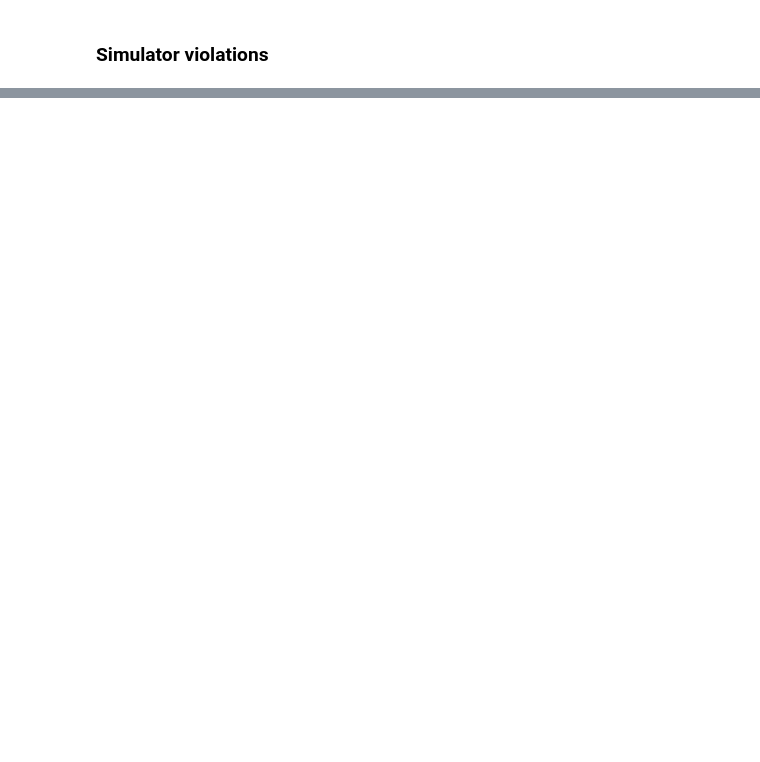
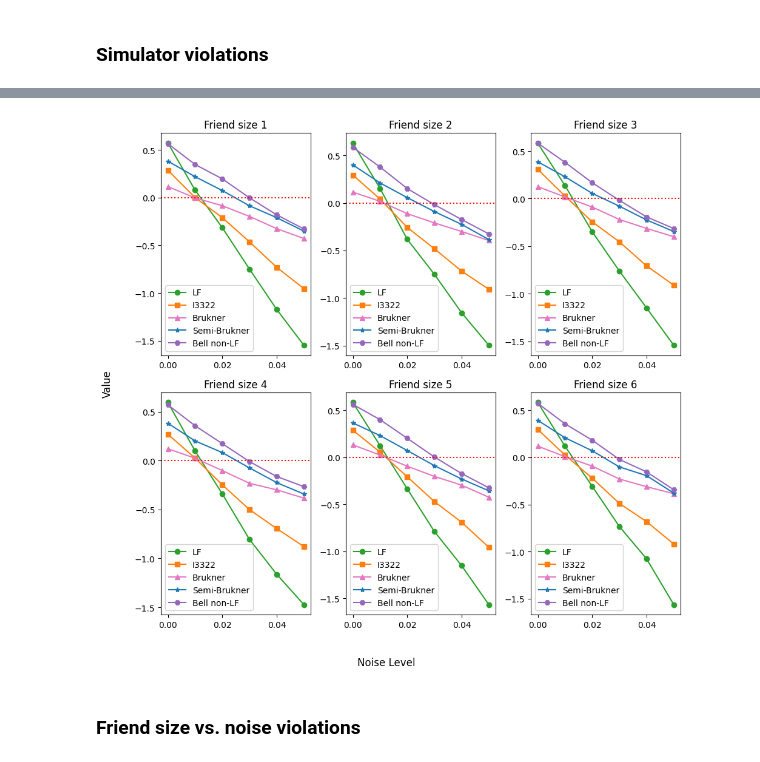
Before and after one commit to unitaryfund/wigners_friend, a Jupyter notebook: notebooks/ewfs_plots.ipynb, the cells around one changed output, grey strips where cells are left out. Saved outputs shown, nothing was run; the diff lists cells and outputs as text; code cells hidden in the pictures; blank space fills up the shorter version.

```diff
--- a/notebooks/ewfs_plots.ipynb
+++ b/notebooks/ewfs_plots.ipynb
@@ -234,9 +242,6 @@ def compute_inequalities(results: dict, verbose: bool = False) -> dict[str, floa
 
     A2 = single_expect(ALICE, REVERSE_1, results)
     B2 = single_expect(BOB, REVERSE_1, results)
-
-    A3 = single_expect(ALICE, REVERSE_2, results)
-    B3 = single_expect(BOB, REVERSE_2, results)
 
     A1B1 = double_expect((PEEK, PEEK), results)
     A1B2 = double_expect((PEEK, REVERSE_1), results)
@@ -341,0 +355,34 @@ def run_experiment(
+# %%
+def data_noise_levels_per_friend_size(
+    noise_levels: list[float],
+    friend_sizes: list[int],
+    shots: int
+):
+    """Data for noise_levels over friend_sizes."""
+    plot_results = defaultdict(lambda: defaultdict(list))
+    for friend_size in friend_sizes:
+        for noise_level in noise_levels:
+            print(f"{friend_size=}, {noise_level=}")
+
+            noise_model = NoiseModel()
+            noise_model.add_all_qubit_quantum_error(depolarizing_error(noise_level, 1), ["u1", "u2", "u3"])
+            result = run_experiment(
+                backend=qiskit.Aer.get_backend("aer_simulator"),
+                noise_model=noise_model,
+                friend_size=friend_size,
+                shots=shots,
+                verbose=False
+            )
+            for key in result:
+                plot_results[friend_size][key].append(result[key][0])
+    return plot_results
+# %%
+friend_sizes = range(1, 7)
+noise_levels = np.linspace(0, 0.05, 6)
+shots = 10_000
+
+plot_data = data_noise_levels_per_friend_size(
+    noise_levels=noise_levels,
+    friend_sizes=friend_sizes,
+    shots=shots,
+)
@@ -341,0 +454,11 @@ def run_experiment(
+# %%
+plot_noise_levels_per_friend_size(
+    plot_data=plot_data,
+    noise_levels=noise_levels,
+    friend_sizes=friend_sizes,
+    plot_file_name="ghz_noise_levels_vs_friend_sizes.pdf"
+)
+# %% [output]
+[figure, added]
+# %% [markdown]
+### Friend size vs. noise violations
```
Also changed, not shown: parts of 25 cells of this notebook.
